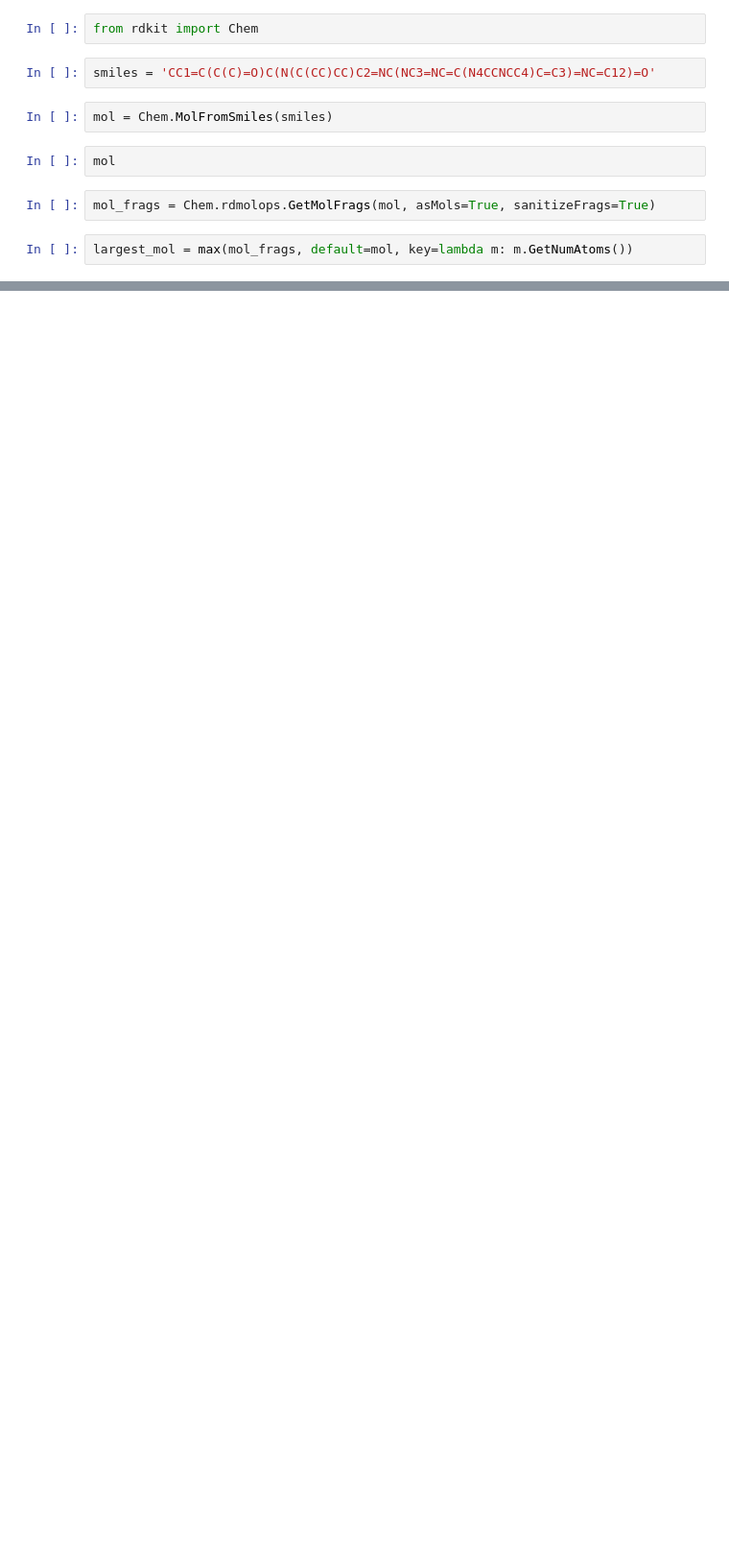
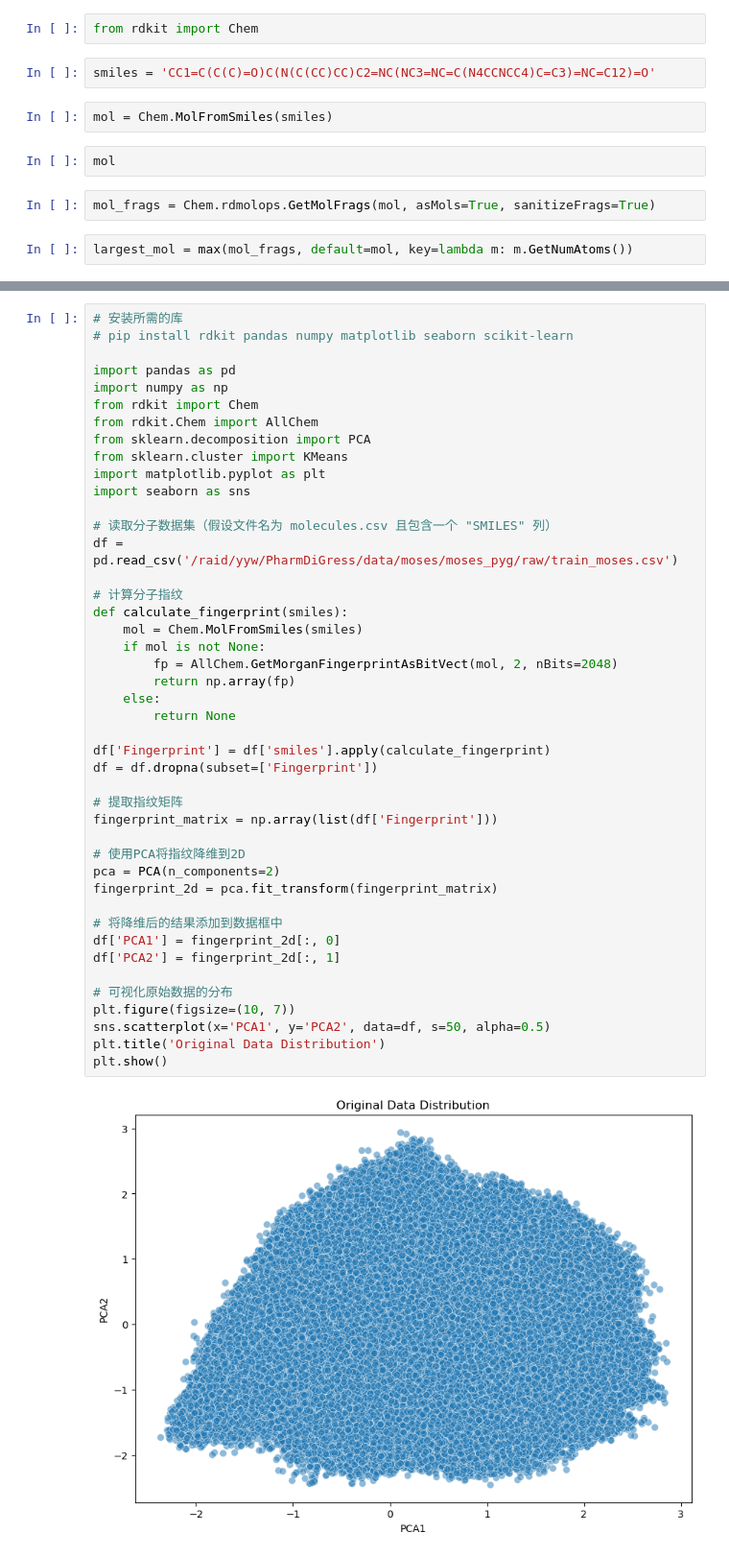
Before and after one commit to vivian738/DiffMCGen, a Jupyter notebook: test.ipynb, the cells around one changed output, grey strips where cells are left out. Shown at 96% size. Cells and saved outputs as stored; diff of their text form; blank space fills up the shorter version.

```diff
--- a/test.ipynb
+++ b/test.ipynb
@@ -118,0 +135,46 @@ largest_mol
+# %%
+# 安装所需的库
+# pip install rdkit pandas numpy matplotlib seaborn scikit-learn
+
+import pandas as pd
+import numpy as np
+from rdkit import Chem
+from rdkit.Chem import AllChem
+from sklearn.decomposition import PCA
+from sklearn.cluster import KMeans
+import matplotlib.pyplot as plt
+import seaborn as sns
+
+# 读取分子数据集（假设文件名为 molecules.csv 且包含一个 "SMILES" 列）
+df = pd.read_csv('/raid/yyw/PharmDiGress/data/moses/moses_pyg/raw/train_moses.csv')
+
+# 计算分子指纹
+def calculate_fingerprint(smiles):
+    mol = Chem.MolFromSmiles(smiles)
+    if mol is not None:
+        fp = AllChem.GetMorganFingerprintAsBitVect(mol, 2, nBits=2048)
+        return np.array(fp)
+    else:
+        return None
+
+df['Fingerprint'] = df['smiles'].apply(calculate_fingerprint)
+df = df.dropna(subset=['Fingerprint'])
+
+# 提取指纹矩阵
+fingerprint_matrix = np.array(list(df['Fingerprint']))
+
+# 使用PCA将指纹降维到2D
+pca = PCA(n_components=2)
+fingerprint_2d = pca.fit_transform(fingerprint_matrix)
+
+# 将降维后的结果添加到数据框中
+df['PCA1'] = fingerprint_2d[:, 0]
+df['PCA2'] = fingerprint_2d[:, 1]
+
+# 可视化原始数据的分布
+plt.figure(figsize=(10, 7))
+sns.scatterplot(x='PCA1', y='PCA2', data=df, s=50, alpha=0.5)
+plt.title('Original Data Distribution')
+plt.show()
+# %% [output]
+[figure, added]
```
Also changed, not shown: parts of 12 cells of this notebook, 21 other files.
